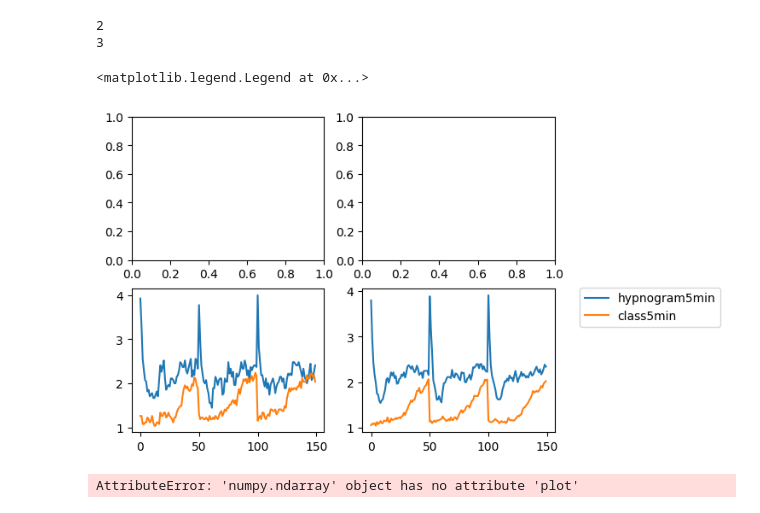
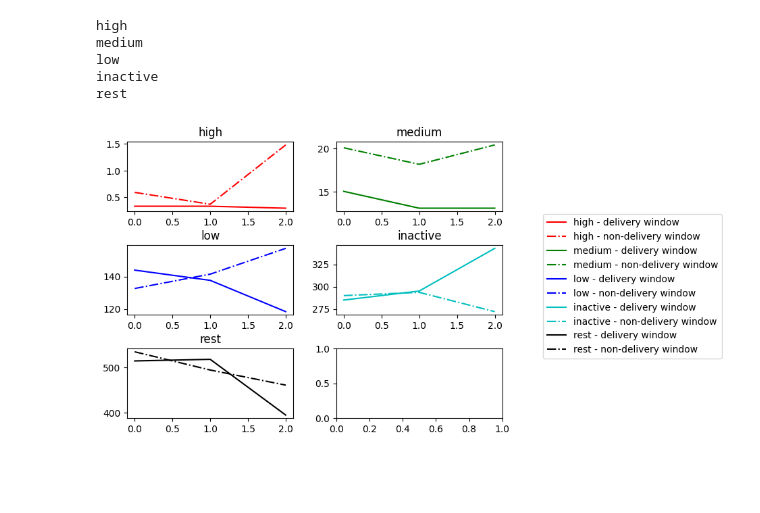
Before and after one commit to smilejennyyu/Delivery-Readiness, a Jupyter notebook: visualize_5min_data.ipynb, the cells around one changed output. Saved outputs shown, nothing was run; the diff lists cells and outputs as text; code cells hidden in the pictures; blank space fills up the shorter version.

```diff
--- a/visualize_5min_data.ipynb
+++ b/visualize_5min_data.ipynb
@@ -58,23 +82,57 @@ array([[<AxesSubplot: >, <AxesSubplot: >, <AxesSubplot: >],
-# %%
-f, ax = plt.subplots(2, 2)
-# for i in range(pos_mean.shape[0]-2):
-#     ax[0,0].plot(pos_mean[i], label=label[i])
-#     ax[0,1].plot(neg_mean[i], label=label[i])
-# plt.legend(bbox_to_anchor=(1.1, 1.05))
-
-for i in range(pos_mean.shape[0]-2, pos_mean.shape[0]):
-    print(i)
-    ax[1,0].plot(pos_mean[i], label=label[i])
-    ax[1,1].plot(neg_mean[i], label=label[i])
-plt.legend(bbox_to_anchor=(1.1, 1.05))
-# %% [output]
-2
-3
-<matplotlib.legend.Legend at 0x...>
-[figure, removed]
-# %%
-line1, = ax.plot([1, 2, 3], label='label1')
-line2, = ax.plot([1, 2, 3], label='label2')
-ax.legend(handles=[line1, line2])
-# %% [output]
-AttributeError: 'numpy.ndarray' object has no attribute 'plot'
+# %%
+with open('/repos/Delivery-Readiness/data/daily/largest_window/train_1.pickle', 'rb') as handle:
+    train = pickle.load(handle)
+with open('/repos/Delivery-Readiness/data/daily/largest_window/test_1.pickle', 'rb') as handle:
+    test = pickle.load(handle)
+oura_sleep_list = ['hr_lowest', 'hr_average', 'rmssd', 'deep', 'light', 'awake', 'rem']
+oura_activity_list = ['high', 'medium', 'low', 'inactive', 'rest', 'met_min_inactive', 'met_min_low', 'met_min_medium', 'met_min_high', 'average_met']
+X_train = np.array(train['X'])
+y_train = np.array(train['y'])
+X_test = np.array(test['X'])
+y_test = np.array(test['y'])
+label = oura_activity_list + oura_sleep_list
+# label = [x.replace('_', '') for x in label]
+uid = np.array(train['uid']).astype(np.int32)
+
+pos_indices = np.where(y_test==1)
+neg_indices = np.where(y_test==0)
+
+pos_mean = X_test[pos_indices].mean(axis=0)
+neg_mean = X_test[neg_indices].mean(axis=0)
+f, ax = plt.subplots(3, 2)
+f.tight_layout(pad=1.5)
+legend_labels = []
+for i in range(5):
+    print(label[i])
+    legend_labels.append(f'{label[i]} - delivery window')
+    legend_labels.append(f'{label[i]} - non-delivery window')
+pos1, = ax[0][0].plot(pos_mean[0], 'r')
+neg1, = ax[0][0].plot(neg_mean[0], 'r-.')
+ax[0][0].title.set_text(label[0])
+
+pos2, = ax[0][1].plot(pos_mean[1], 'g')
+neg2, = ax[0][1].plot(neg_mean[1], 'g-.')
+ax[0][1].title.set_text(label[1])
+
+pos3, = ax[1][0].plot(pos_mean[2], 'b')
+neg3, = ax[1][0].plot(neg_mean[2], 'b-.')
+ax[1][0].title.set_text(label[2])
+
+pos4, = ax[1][1].plot(pos_mean[3], 'c')
+neg4, = ax[1][1].plot(neg_mean[3], 'c-.')
+ax[1][1].title.set_text(label[3])
+
+pos5, = ax[2][0].plot(pos_mean[4], 'k')
+neg5, = ax[2][0].plot(neg_mean[4], 'k-.')
+ax[2][0].title.set_text(label[4])
+
+
+plt.legend([pos1, neg1, pos2, neg2, pos3, neg3, pos4, neg4, pos5, neg5], legend_labels, bbox_to_anchor=(2.35, 3))
+plt.show()
+# %% [output]
+high
+medium
+low
+inactive
+rest
+[figure, added]
```
Also changed, not shown: parts of 11 cells of this notebook, 18 other files.
